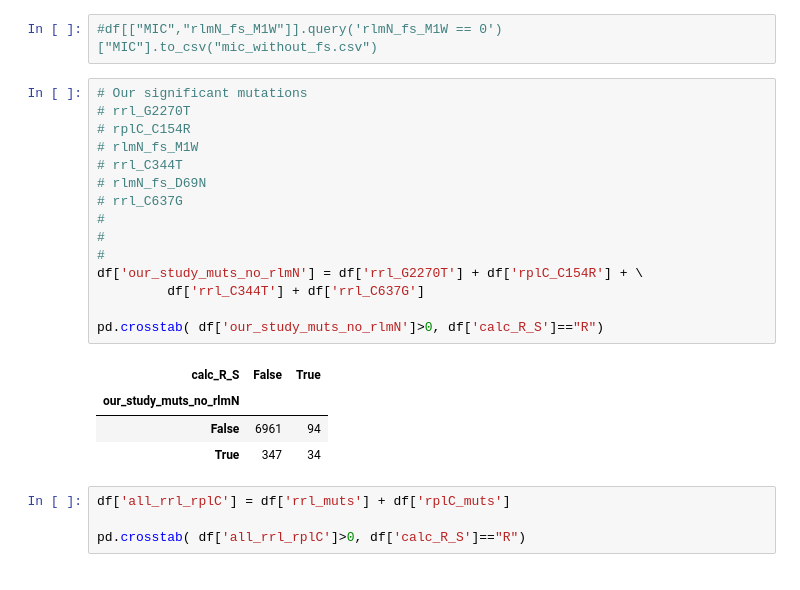
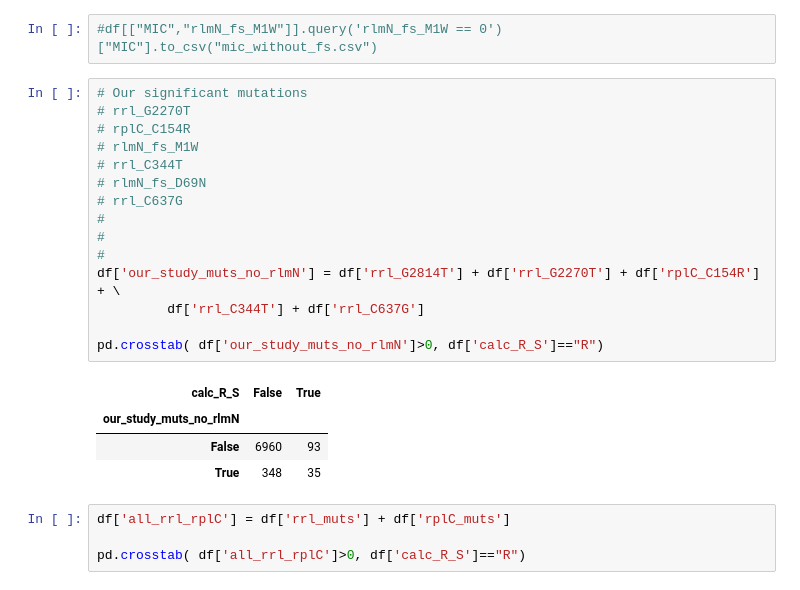
Before and after one commit to BrynMarieR/rlmN_frameshift, a Jupyter notebook: mutation_analysis/data_analysis.ipynb, the cells around one changed output. Drawn from its saved outputs; the diff is of its cells as text.

```diff
--- a/mutation_analysis/data_analysis.ipynb
+++ b/mutation_analysis/data_analysis.ipynb
@@ -751,23 +746,23 @@ df = pd.concat([df, isolate_mutation_binary_matrix],axis=1)
 # %%
 # Our significant mutations
 # rrl_G2270T
 # rplC_C154R
 # rlmN_fs_M1W
 # rrl_C344T
 # rlmN_fs_D69N
 # rrl_C637G
 #
 #
 #
-df['our_study_muts_no_rlmN'] = df['rrl_G2270T'] + df['rplC_C154R'] + \
+df['our_study_muts_no_rlmN'] = df['rrl_G2814T'] + df['rrl_G2270T'] + df['rplC_C154R'] + \
          df['rrl_C344T'] + df['rrl_C637G']
 
 pd.crosstab( df['our_study_muts_no_rlmN']>0, df['calc_R_S']=="R")
 # %% [output]
 | calc_R_S | False | True |
 | our_study_muts_no_rlmN |  |  |
-| False | 6961 | 94 |
-| True | 347 | 34 |
+| False | 6960 | 93 |
+| True | 348 | 35 |
 # %%
 df['all_rrl_rplC'] = df['rrl_muts'] + df['rplC_muts']
 
```
Also changed, not shown: parts of 4 cells of this notebook.
